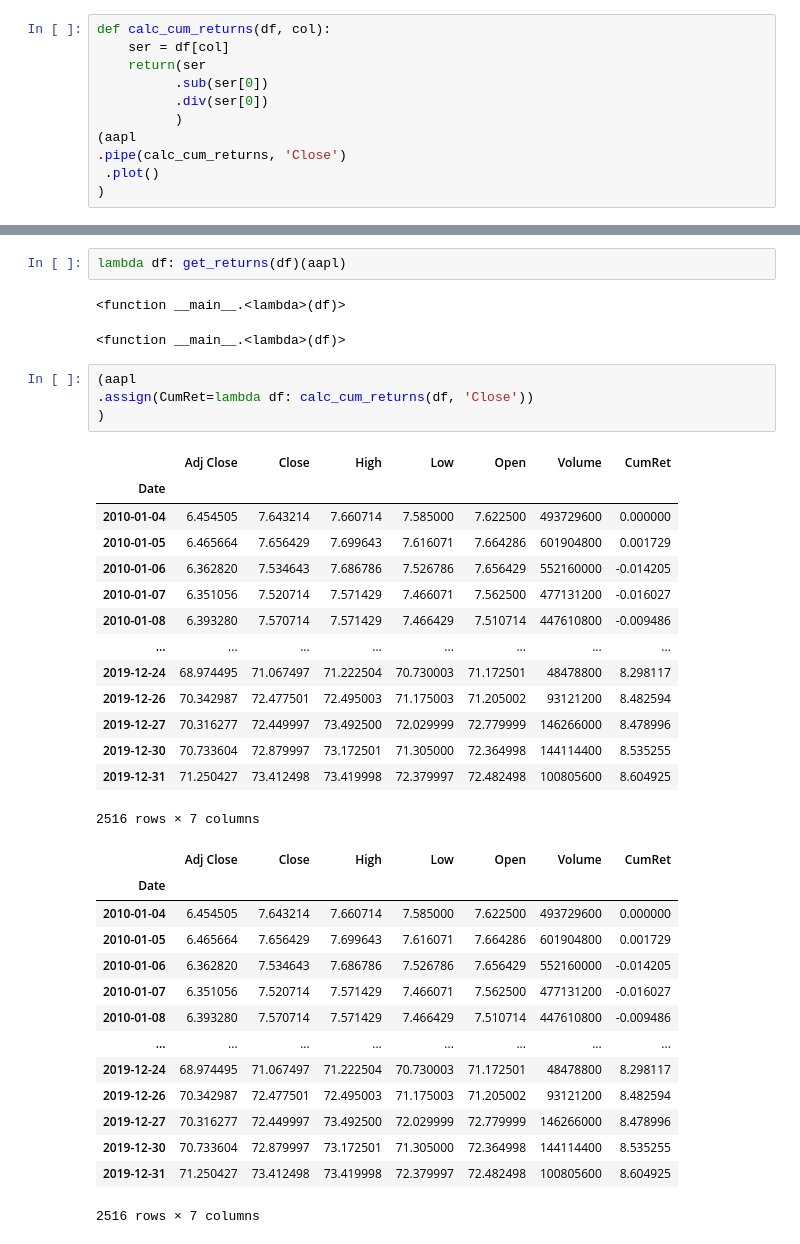
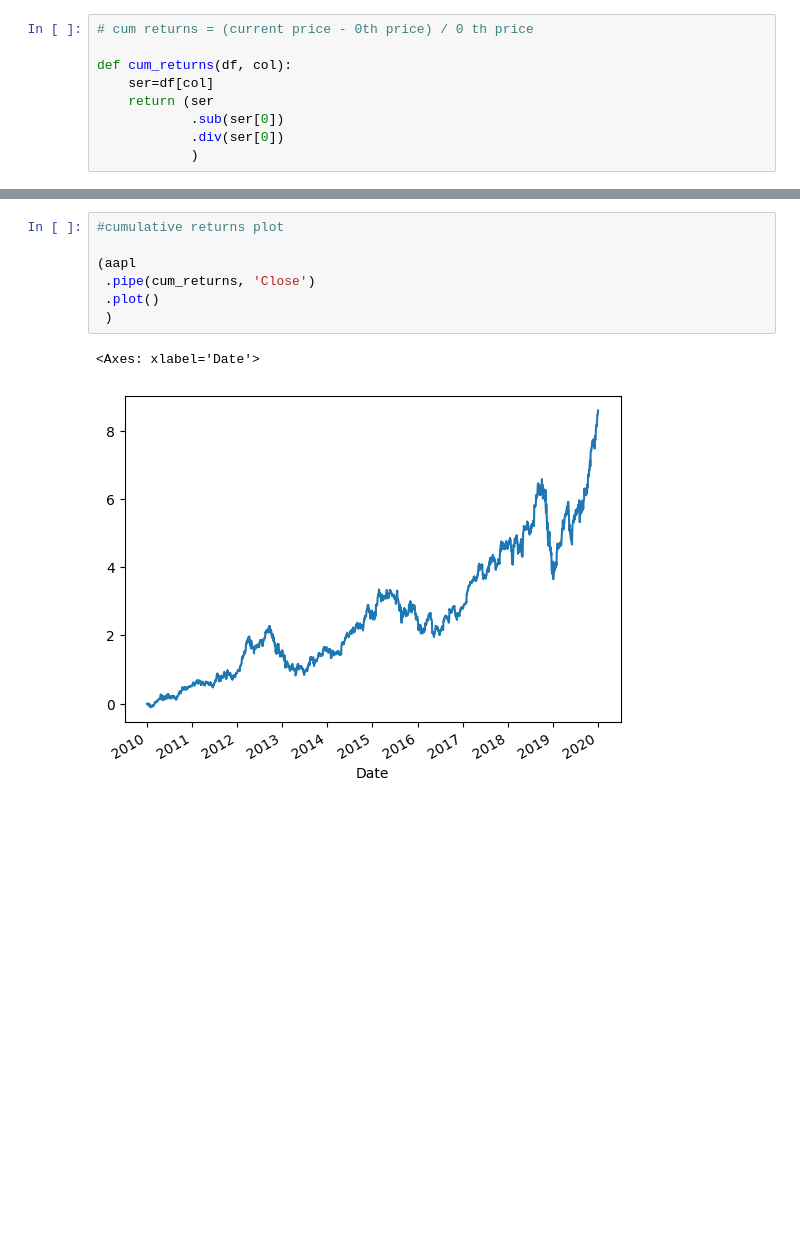
Before and after one commit to matyas-gyu/learning_finance, a Jupyter notebook: learning_finance.ipynb, the cells around one changed output, grey strips where cells are left out. Drawn from its saved outputs; the diff is of its cells as text; blank space fills up the shorter version.

```diff
--- a/learning_finance.ipynb
+++ b/learning_finance.ipynb
@@ -431,11 +313,9 @@ Name: Close, Length: 100, dtype: float64
 # %%
-def calc_cum_returns(df, col):
-    ser = df[col]
-    return(ser
-          .sub(ser[0])
-          .div(ser[0])
-          )
-(aapl
-.pipe(calc_cum_returns, 'Close')
- .plot()
-)
+# cum returns = (current price - 0th price) / 0 th price
+
+def cum_returns(df, col):
+    ser=df[col]
+    return (ser
+            .sub(ser[0])
+            .div(ser[0])
+            )
@@ -479,38 +322,10 @@ Name: Close, Length: 2516, dtype: float64
-# %%
-lambda df: get_returns(df)(aapl)
-# %% [output]
-<function __main__.<lambda>(df)>
-<function __main__.<lambda>(df)>
-# %%
-(aapl
-.assign(CumRet=lambda df: calc_cum_returns(df, 'Close'))
-)
-# %% [output]
-|  | Adj Close | Close | High | Low | Open | Volume | CumRet |
-| Date |  |  |  |  |  |  |  |
-| 2010-01-04 | 6.454505 | 7.643214 | 7.660714 | 7.585000 | 7.622500 | 493729600 | 0.000000 |
-| 2010-01-05 | 6.465664 | 7.656429 | 7.699643 | 7.616071 | 7.664286 | 601904800 | 0.001729 |
-| 2010-01-06 | 6.362820 | 7.534643 | 7.686786 | 7.526786 | 7.656429 | 552160000 | -0.014205 |
-| 2010-01-07 | 6.351056 | 7.520714 | 7.571429 | 7.466071 | 7.562500 | 477131200 | -0.016027 |
-| 2010-01-08 | 6.393280 | 7.570714 | 7.571429 | 7.466429 | 7.510714 | 447610800 | -0.009486 |
-| ... | ... | ... | ... | ... | ... | ... | ... |
-| 2019-12-24 | 68.974495 | 71.067497 | 71.222504 | 70.730003 | 71.172501 | 48478800 | 8.298117 |
-| 2019-12-26 | 70.342987 | 72.477501 | 72.495003 | 71.175003 | 71.205002 | 93121200 | 8.482594 |
-| 2019-12-27 | 70.316277 | 72.449997 | 73.492500 | 72.029999 | 72.779999 | 146266000 | 8.478996 |
-| 2019-12-30 | 70.733604 | 72.879997 | 73.172501 | 71.305000 | 72.364998 | 144114400 | 8.535255 |
-| 2019-12-31 | 71.250427 | 73.412498 | 73.419998 | 72.379997 | 72.482498 | 100805600 | 8.604925 |
-2516 rows × 7 columns
-|  | Adj Close | Close | High | Low | Open | Volume | CumRet |
-| Date |  |  |  |  |  |  |  |
-| 2010-01-04 | 6.454505 | 7.643214 | 7.660714 | 7.585000 | 7.622500 | 493729600 | 0.000000 |
-| 2010-01-05 | 6.465664 | 7.656429 | 7.699643 | 7.616071 | 7.664286 | 601904800 | 0.001729 |
-| 2010-01-06 | 6.362820 | 7.534643 | 7.686786 | 7.526786 | 7.656429 | 552160000 | -0.014205 |
-| 2010-01-07 | 6.351056 | 7.520714 | 7.571429 | 7.466071 | 7.562500 | 477131200 | -0.016027 |
-| 2010-01-08 | 6.393280 | 7.570714 | 7.571429 | 7.466429 | 7.510714 | 447610800 | -0.009486 |
-| ... | ... | ... | ... | ... | ... | ... | ... |
-| 2019-12-24 | 68.974495 | 71.067497 | 71.222504 | 70.730003 | 71.172501 | 48478800 | 8.298117 |
-| 2019-12-26 | 70.342987 | 72.477501 | 72.495003 | 71.175003 | 71.205002 | 93121200 | 8.482594 |
-| 2019-12-27 | 70.316277 | 72.449997 | 73.492500 | 72.029999 | 72.779999 | 146266000 | 8.478996 |
-| 2019-12-30 | 70.733604 | 72.879997 | 73.172501 | 71.305000 | 72.364998 | 144114400 | 8.535255 |
-| 2019-12-31 | 71.250427 | 73.412498 | 73.419998 | 72.379997 | 72.482498 | 100805600 | 8.604925 |
-2516 rows × 7 columns
+# %%
+#cumulative returns plot
+
+(aapl
+ .pipe(cum_returns, 'Close')
+ .plot()
+ )
+# %% [output]
+<Axes: xlabel='Date'>
+[figure, added]
```
Also changed, not shown: parts of 22 cells of this notebook.
